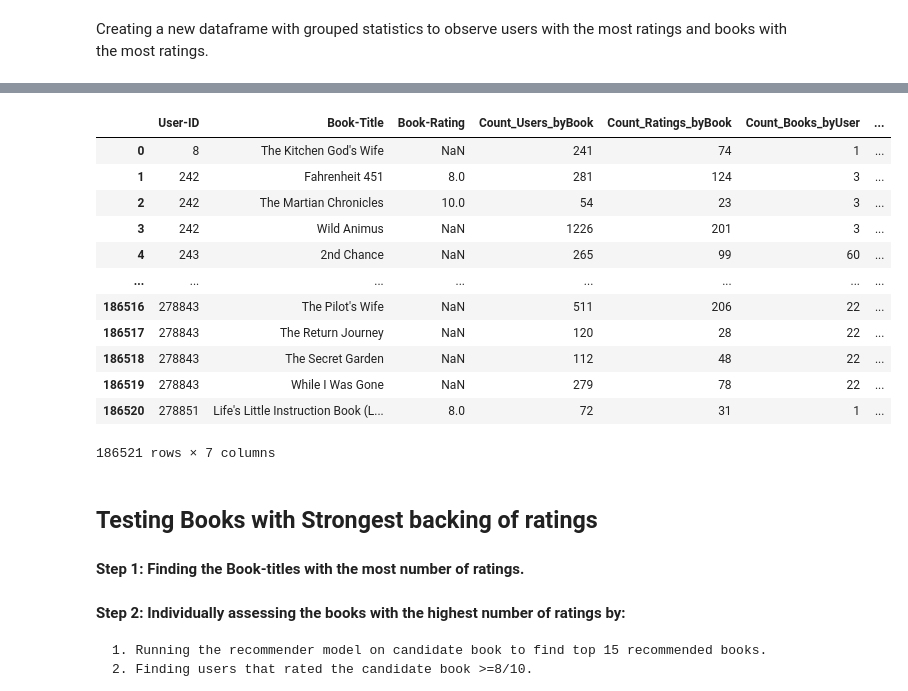
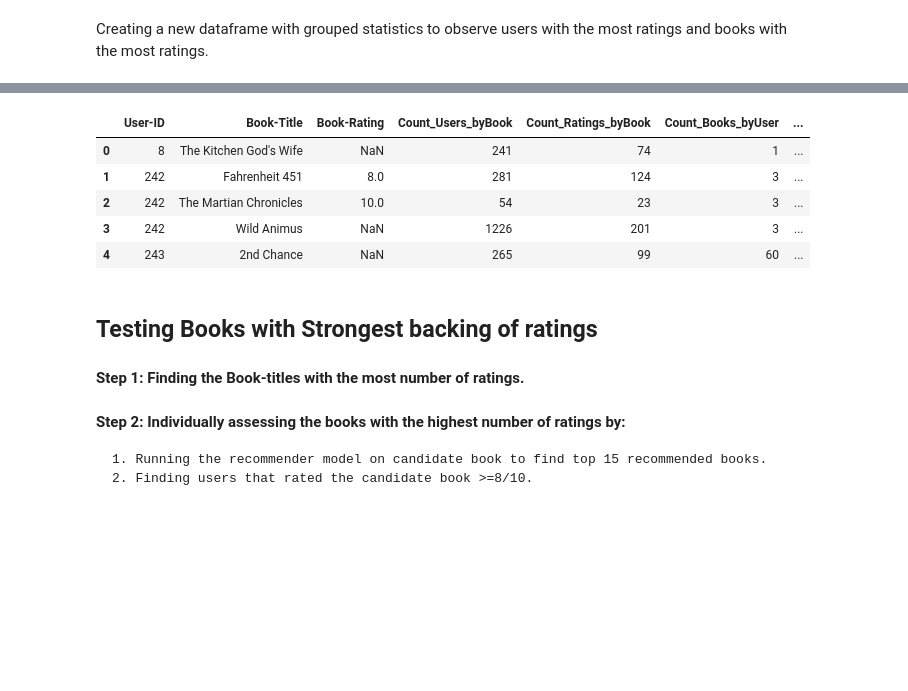
Before and after one commit to stephanielabelle/book_recommender, a Jupyter notebook: book_recommender.ipynb, the cells around one changed output, grey strips where cells are left out. Drawn from its saved outputs; the diff is of its cells as text; code cells hidden in the pictures; blank space fills up the shorter version.

```diff
--- a/book_recommender.ipynb
+++ b/book_recommender.ipynb
@@ -1716,22 +1658,15 @@ counts_of_users
 # %%
 # Merged Dataframe - original DF used for model, and the counts dataframes
 rating_counts_df = df_clean_br.merge(counts_of_books, on="Book-Title", how='left').reset_index(drop=True)
 rating_counts_df = rating_counts_df.merge(counts_of_users, on="User-ID", how='left').reset_index(drop=True)
-rating_counts_df
+rating_counts_df.head()
 # %% [output]
 |  | User-ID | Book-Title | Book-Rating | Count_Users_byBook | Count_Ratings_byBook | Count_Books_byUser | ... |
 | 0 | 8 | The Kitchen God's Wife | NaN | 241 | 74 | 1 | ... |
 | 1 | 242 | Fahrenheit 451 | 8.0 | 281 | 124 | 3 | ... |
 | 2 | 242 | The Martian Chronicles | 10.0 | 54 | 23 | 3 | ... |
 | 3 | 242 | Wild Animus | NaN | 1226 | 201 | 3 | ... |
 | 4 | 243 | 2nd Chance | NaN | 265 | 99 | 60 | ... |
-| ... | ... | ... | ... | ... | ... | ... | ... |
-| 186516 | 278843 | The Pilot's Wife | NaN | 511 | 206 | 22 | ... |
-| 186517 | 278843 | The Return Journey | NaN | 120 | 28 | 22 | ... |
-| 186518 | 278843 | The Secret Garden | NaN | 112 | 48 | 22 | ... |
-| 186519 | 278843 | While I Was Gone | NaN | 279 | 78 | 22 | ... |
-| 186520 | 278851 | Life's Little Instruction Book (L... | 8.0 | 72 | 31 | 1 | ... |
-186521 rows × 7 columns
 # %%
 # Defining a function that returns info_list (dictionary of values from loc statement that filters for the User-ID, Book-Title, and Book-Rating by recommended book)
 def datacheck(userinput, book_list):
```
Also changed, not shown: parts of 26 cells of this notebook.
